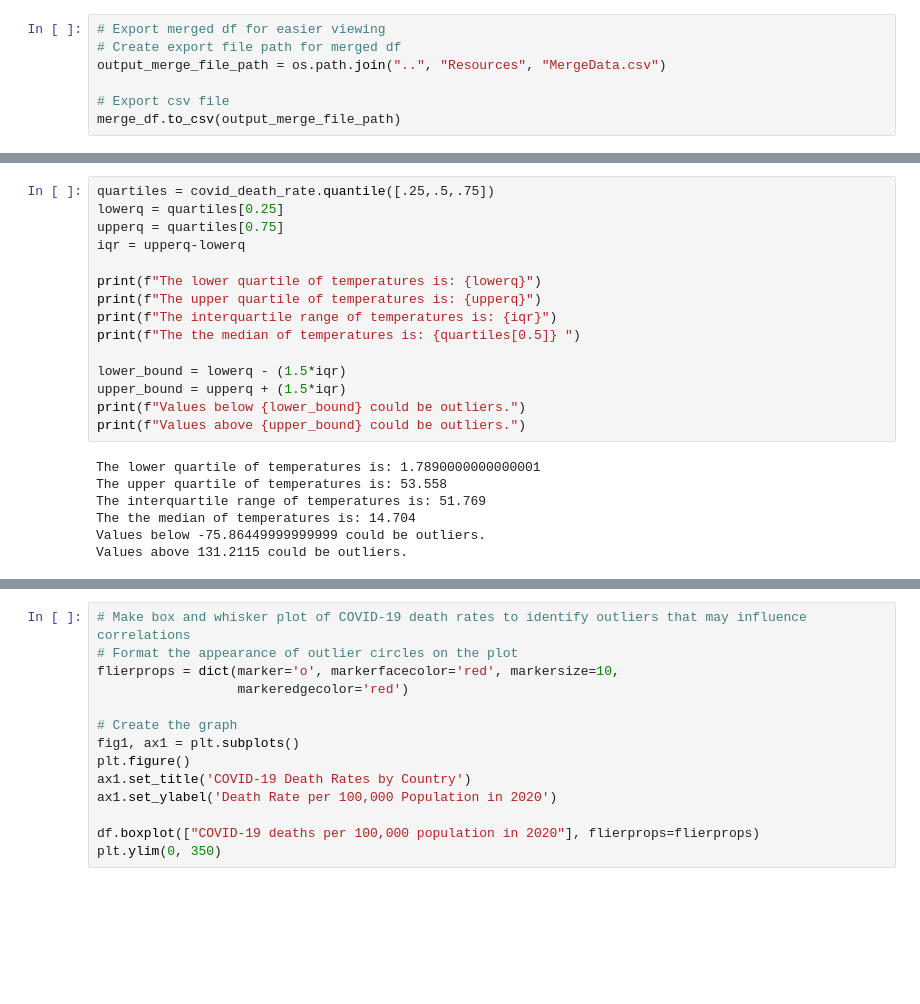
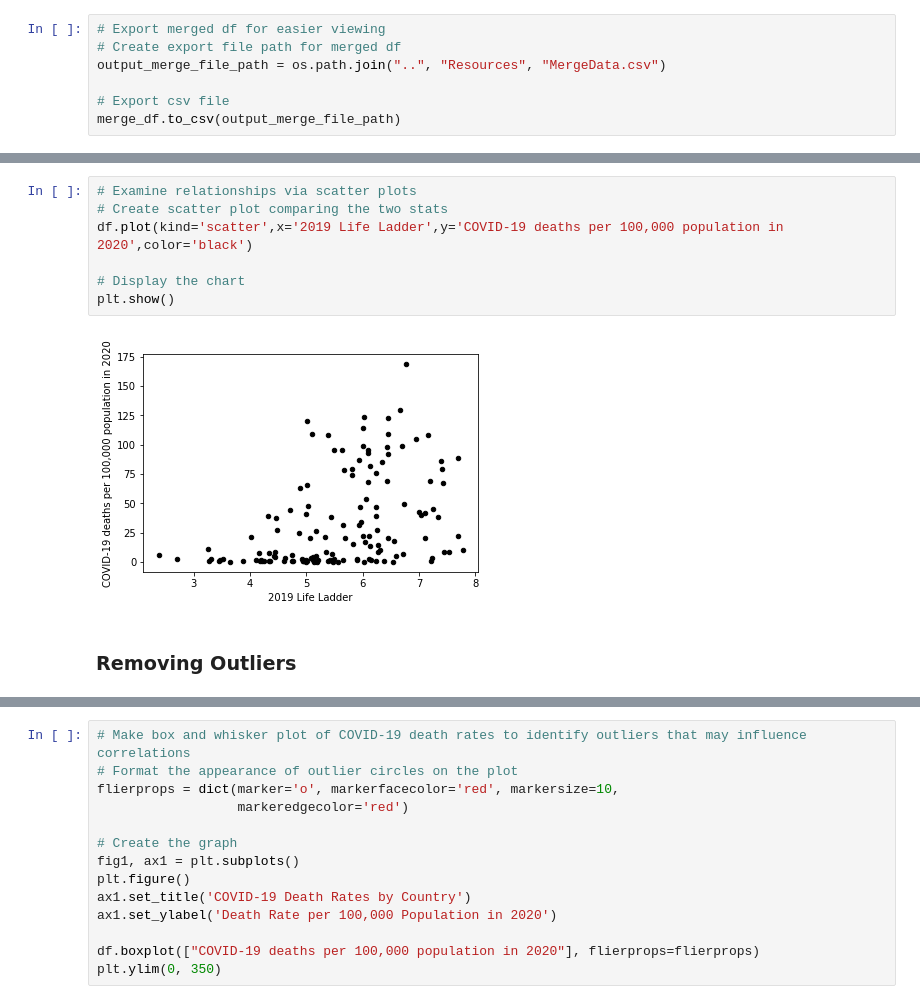
Before and after one commit to sydnipierce/butler-groupD-project1, a Jupyter notebook: Analysis/data_expl_cleansing.ipynb, the cells around one changed output, grey strips where cells are left out. Saved outputs shown, nothing was run; the diff lists cells and outputs as text; blank space fills up the shorter version.

```diff
--- a/Analysis/data_expl_cleansing.ipynb
+++ b/Analysis/data_expl_cleansing.ipynb
@@ -159,22 +139,11 @@ Name: COVID-19 deaths per 100,000 population in 2020, Length: 144, dtype: float6
-# %%
-quartiles = covid_death_rate.quantile([.25,.5,.75])
-lowerq = quartiles[0.25]
-upperq = quartiles[0.75]
-iqr = upperq-lowerq
-
-print(f"The lower quartile of temperatures is: {lowerq}")
-print(f"The upper quartile of temperatures is: {upperq}")
-print(f"The interquartile range of temperatures is: {iqr}")
-print(f"The the median of temperatures is: {quartiles[0.5]} ")
-
-lower_bound = lowerq - (1.5*iqr)
-upper_bound = upperq + (1.5*iqr)
-print(f"Values below {lower_bound} could be outliers.")
-print(f"Values above {upper_bound} could be outliers.")
-# %% [output]
-The lower quartile of temperatures is: 1.7890000000000001
-The upper quartile of temperatures is: 53.558
-The interquartile range of temperatures is: 51.769
-The the median of temperatures is: 14.704
-Values below -75.86449999999999 could be outliers.
-Values above 131.2115 could be outliers.
+# %%
+# Examine relationships via scatter plots
+# Create scatter plot comparing the two stats
+df.plot(kind='scatter',x='2019 Life Ladder',y='COVID-19 deaths per 100,000 population in 2020',color='black')
+
+# Display the chart
+plt.show()
+# %% [output]
+[figure, added]
+# %% [markdown]
+### Removing Outliers
```
Also changed, not shown: parts of 11 cells of this notebook, 1 other file.
